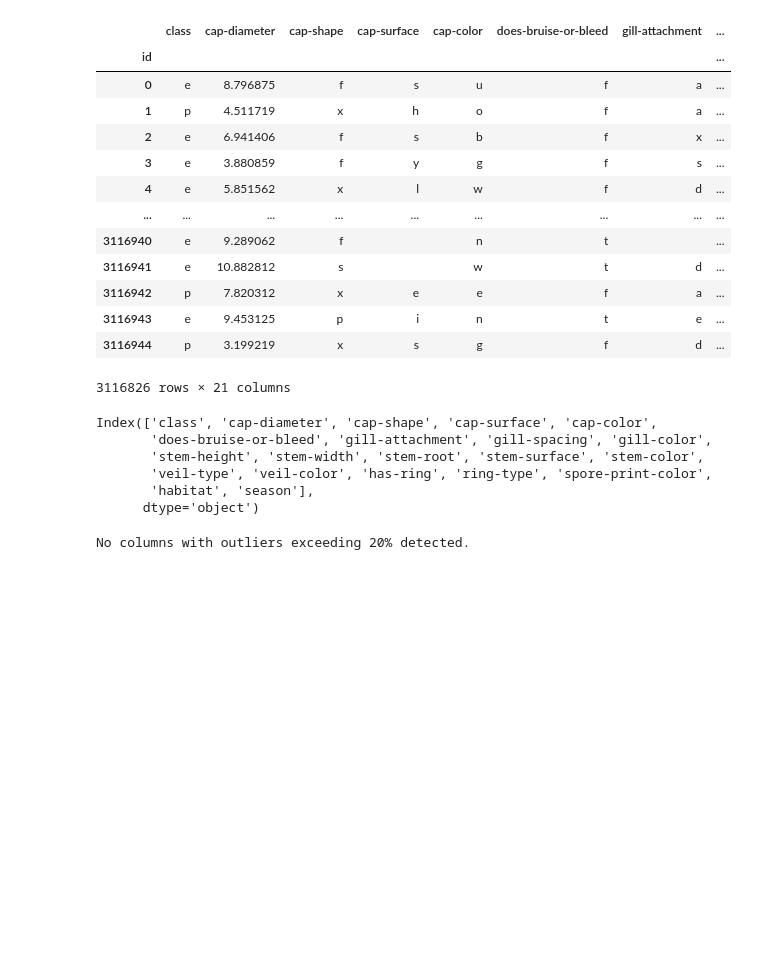
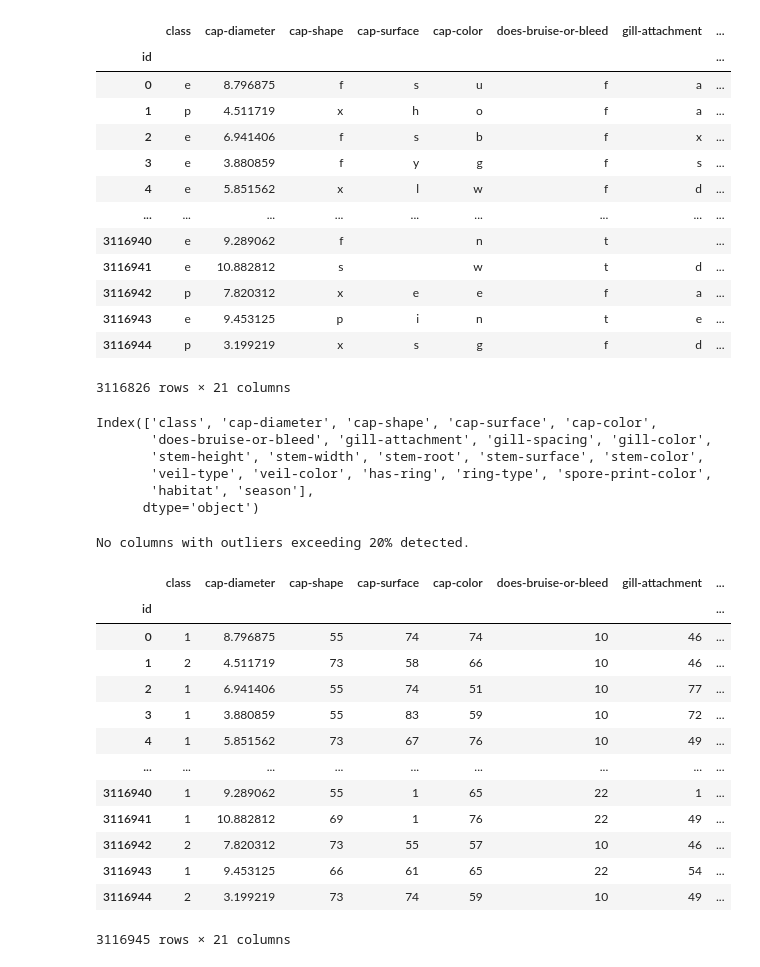
Before and after one commit to ionutzzzzz/Kaggle, a Jupyter notebook: PoisonousMushrooms/PoisonousMushrooms.ipynb, the cells around one changed output. Drawn from its saved outputs; the diff is of its cells as text; code cells hidden in the pictures; blank space fills up the shorter version.

```diff
--- a/PoisonousMushrooms/PoisonousMushrooms.ipynb
+++ b/PoisonousMushrooms/PoisonousMushrooms.ipynb
@@ -318,0 +327,18 @@ No columns with outliers exceeding 20% detected.
+# %%
+# Newer input and output data
+train
+# %% [output]
+|  | class | cap-diameter | cap-shape | cap-surface | cap-color | does-bruise-or-bleed | gill-attachment | ... |
+| id |  |  |  |  |  |  |  | ... |
+| 0 | 1 | 8.796875 | 55 | 74 | 74 | 10 | 46 | ... |
+| 1 | 2 | 4.511719 | 73 | 58 | 66 | 10 | 46 | ... |
+| 2 | 1 | 6.941406 | 55 | 74 | 51 | 10 | 77 | ... |
+| 3 | 1 | 3.880859 | 55 | 83 | 59 | 10 | 72 | ... |
+| 4 | 1 | 5.851562 | 73 | 67 | 76 | 10 | 49 | ... |
+| ... | ... | ... | ... | ... | ... | ... | ... | ... |
+| 3116940 | 1 | 9.289062 | 55 | 1 | 65 | 22 | 1 | ... |
+| 3116941 | 1 | 10.882812 | 69 | 1 | 76 | 22 | 49 | ... |
+| 3116942 | 2 | 7.820312 | 73 | 55 | 57 | 10 | 46 | ... |
+| 3116943 | 1 | 9.453125 | 66 | 61 | 65 | 22 | 54 | ... |
+| 3116944 | 2 | 3.199219 | 73 | 74 | 59 | 10 | 49 | ... |
+3116945 rows × 21 columns
```
Also changed, not shown: parts of 9 cells of this notebook, 20 other files.
